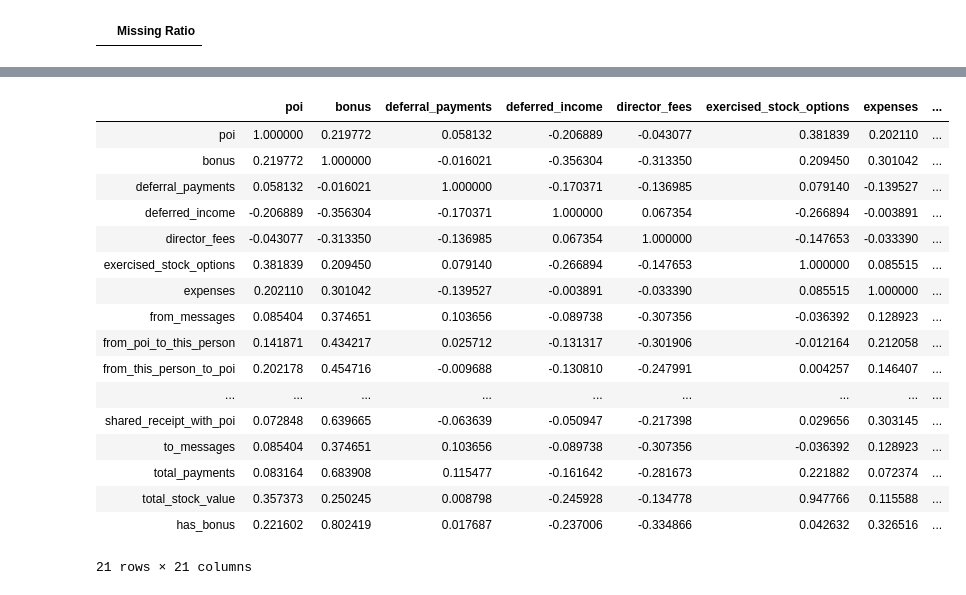
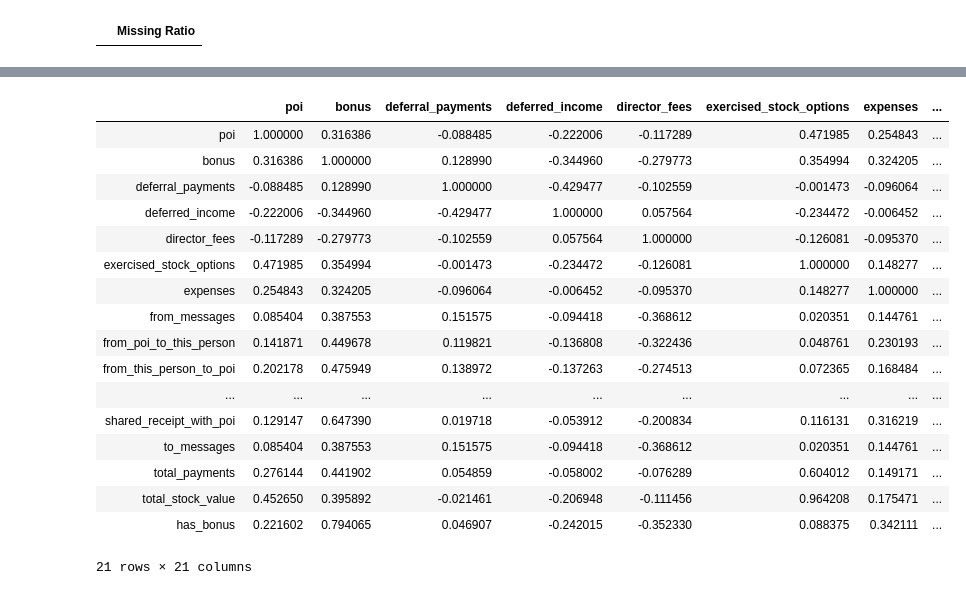
Before and after one commit to HengWeiBin/4th-ML100Days, a Jupyter notebook: homework/Day_051-053_HW.ipynb, the cells around one changed output, grey strips where cells are left out. Cells and saved outputs as stored; diff of their text form; code cells hidden in the pictures.

```diff
--- a/homework/Day_051-053_HW.ipynb
+++ b/homework/Day_051-053_HW.ipynb
@@ -101,17 +101,16 @@ df["salary"] = df["salary"].fillna(df["salary"].mean())
 fill_na_median = ["total_payments", "total_stock_value", "other"]
 
 #缺值填0
-fill_na_0 = ["loan_advances",
-            "deferred_income", "exercised_stock_options", "restricted_stock",
+fill_na_0 = ["deferred_income", "deferral_payments", "exercised_stock_options", "restricted_stock",
             "shared_receipt_with_poi", "bonus", "expenses",
-                 "long_term_incentive"]
+            "director_fees","long_term_incentive","restricted_stock_deferred"]
 
 #缺值用衆數填補
 fill_na_mode = []
 
 #轉換為布林值
 to_boolean = ["from_this_person_to_poi", "from_poi_to_this_person", "from_messages", "to_messages",
-             "deferral_payments", "director_fees", "restricted_stock_deferred"]
+             "loan_advances"]
 
 for col in df.columns:
     if col in fill_na_0:
@@ -155,22 +137,19 @@ df
 # %%
-#清除Outlier
+#創建新欄位
+df["has_bonus"] = df["bonus"].map(lambda x : 0 if x == 0 else 1)
+
 import math
 import matplotlib.pyplot as plt
 import seaborn as sns
 plt.style.use("ggplot")
 
-df[df["bonus"] == 97343619.0] = 9000000.0
+#清除Outlier
 df["bonus"] = df["bonus"].map(lambda x : math.sqrt(x) * 10)
 df[df["deferred_income"] == 9000000.0] = 0
-df[df["other"] == 10359729.0] = 9999999.0
 df[df["restricted_stock"] == -2604490.0] = 0
-df[df["restricted_stock_deferred"] == 9999999.0] = 1
+df[df["restricted_stock"] == 130322299.0] = 20000000
+df[df["restricted_stock_deferred"] == 20000000.0] = -20000000
 df[df["total_stock_value"] == -44093.0] = 0
 df[df["has_bonus"] == 11000000.0] = 1
-
-for col in df.columns:
-    df[col].hist(edgecolor = "k", bins = 100, density = True)
-    plt.title(col)
-    plt.show()
 df
 # %% [output]
@@ -190,37 +189,39 @@ df
 # %%
 #將資料最大最小化
 df_col = df.columns
 
+MMEncoder = MinMaxScaler()
+
 #重新分割資料
 train_num = train_Y.shape[0]
-train_X = df[:train_num]
+train_X = MMEncoder.fit_transform(df[:train_num])
 test_X = df[train_num:]
 
 ext_data = pd.concat([train_Y, pd.DataFrame(train_X)], axis = 1)
 ext_data_corr = ext_data.corr()
 
 df_col = df_col.insert(0, "poi")
 ext_data_corr = ext_data_corr.set_axis(df_col, axis = 1, inplace = False)
 ext_data_corr = ext_data_corr.set_axis(df_col, axis = 0, inplace = False)
 ext_data_corr
 # %% [output]
 |  | poi | bonus | deferral_payments | deferred_income | director_fees | exercised_stock_options | expenses | ... |
-| poi | 1.000000 | 0.219772 | 0.058132 | -0.206889 | -0.043077 | 0.381839 | 0.202110 | ... |
-| bonus | 0.219772 | 1.000000 | -0.016021 | -0.356304 | -0.313350 | 0.209450 | 0.301042 | ... |
-| deferral_payments | 0.058132 | -0.016021 | 1.000000 | -0.170371 | -0.136985 | 0.079140 | -0.139527 | ... |
-| deferred_income | -0.206889 | -0.356304 | -0.170371 | 1.000000 | 0.067354 | -0.266894 | -0.003891 | ... |
-| director_fees | -0.043077 | -0.313350 | -0.136985 | 0.067354 | 1.000000 | -0.147653 | -0.033390 | ... |
-| exercised_stock_options | 0.381839 | 0.209450 | 0.079140 | -0.266894 | -0.147653 | 1.000000 | 0.085515 | ... |
-| expenses | 0.202110 | 0.301042 | -0.139527 | -0.003891 | -0.033390 | 0.085515 | 1.000000 | ... |
-| from_messages | 0.085404 | 0.374651 | 0.103656 | -0.089738 | -0.307356 | -0.036392 | 0.128923 | ... |
-| from_poi_to_this_person | 0.141871 | 0.434217 | 0.025712 | -0.131317 | -0.301906 | -0.012164 | 0.212058 | ... |
-| from_this_person_to_poi | 0.202178 | 0.454716 | -0.009688 | -0.130810 | -0.247991 | 0.004257 | 0.146407 | ... |
+| poi | 1.000000 | 0.316386 | -0.088485 | -0.222006 | -0.117289 | 0.471985 | 0.254843 | ... |
+| bonus | 0.316386 | 1.000000 | 0.128990 | -0.344960 | -0.279773 | 0.354994 | 0.324205 | ... |
+| deferral_payments | -0.088485 | 0.128990 | 1.000000 | -0.429477 | -0.102559 | -0.001473 | -0.096064 | ... |
+| deferred_income | -0.222006 | -0.344960 | -0.429477 | 1.000000 | 0.057564 | -0.234472 | -0.006452 | ... |
+| director_fees | -0.117289 | -0.279773 | -0.102559 | 0.057564 | 1.000000 | -0.126081 | -0.095370 | ... |
+| exercised_stock_options | 0.471985 | 0.354994 | -0.001473 | -0.234472 | -0.126081 | 1.000000 | 0.148277 | ... |
+| expenses | 0.254843 | 0.324205 | -0.096064 | -0.006452 | -0.095370 | 0.148277 | 1.000000 | ... |
+| from_messages | 0.085404 | 0.387553 | 0.151575 | -0.094418 | -0.368612 | 0.020351 | 0.144761 | ... |
+| from_poi_to_this_person | 0.141871 | 0.449678 | 0.119821 | -0.136808 | -0.322436 | 0.048761 | 0.230193 | ... |
+| from_this_person_to_poi | 0.202178 | 0.475949 | 0.138972 | -0.137263 | -0.274513 | 0.072365 | 0.168484 | ... |
 | ... | ... | ... | ... | ... | ... | ... | ... | ... |
-| shared_receipt_with_poi | 0.072848 | 0.639665 | -0.063639 | -0.050947 | -0.217398 | 0.029656 | 0.303145 | ... |
-| to_messages | 0.085404 | 0.374651 | 0.103656 | -0.089738 | -0.307356 | -0.036392 | 0.128923 | ... |
-| total_payments | 0.083164 | 0.683908 | 0.115477 | -0.161642 | -0.281673 | 0.221882 | 0.072374 | ... |
-| total_stock_value | 0.357373 | 0.250245 | 0.008798 | -0.245928 | -0.134778 | 0.947766 | 0.115588 | ... |
-| has_bonus | 0.221602 | 0.802419 | 0.017687 | -0.237006 | -0.334866 | 0.042632 | 0.326516 | ... |
+| shared_receipt_with_poi | 0.129147 | 0.647390 | 0.019718 | -0.053912 | -0.200834 | 0.116131 | 0.316219 | ... |
+| to_messages | 0.085404 | 0.387553 | 0.151575 | -0.094418 | -0.368612 | 0.020351 | 0.144761 | ... |
+| total_payments | 0.276144 | 0.441902 | 0.054859 | -0.058002 | -0.076289 | 0.604012 | 0.149171 | ... |
+| total_stock_value | 0.452650 | 0.395892 | -0.021461 | -0.206948 | -0.111456 | 0.964208 | 0.175471 | ... |
+| has_bonus | 0.221602 | 0.794065 | 0.046907 | -0.242015 | -0.352330 | 0.088375 | 0.342111 | ... |
 21 rows × 21 columns
 # %%
 #檢查outlier
```
Also changed, not shown: parts of 8 cells of this notebook, 1 other file.
